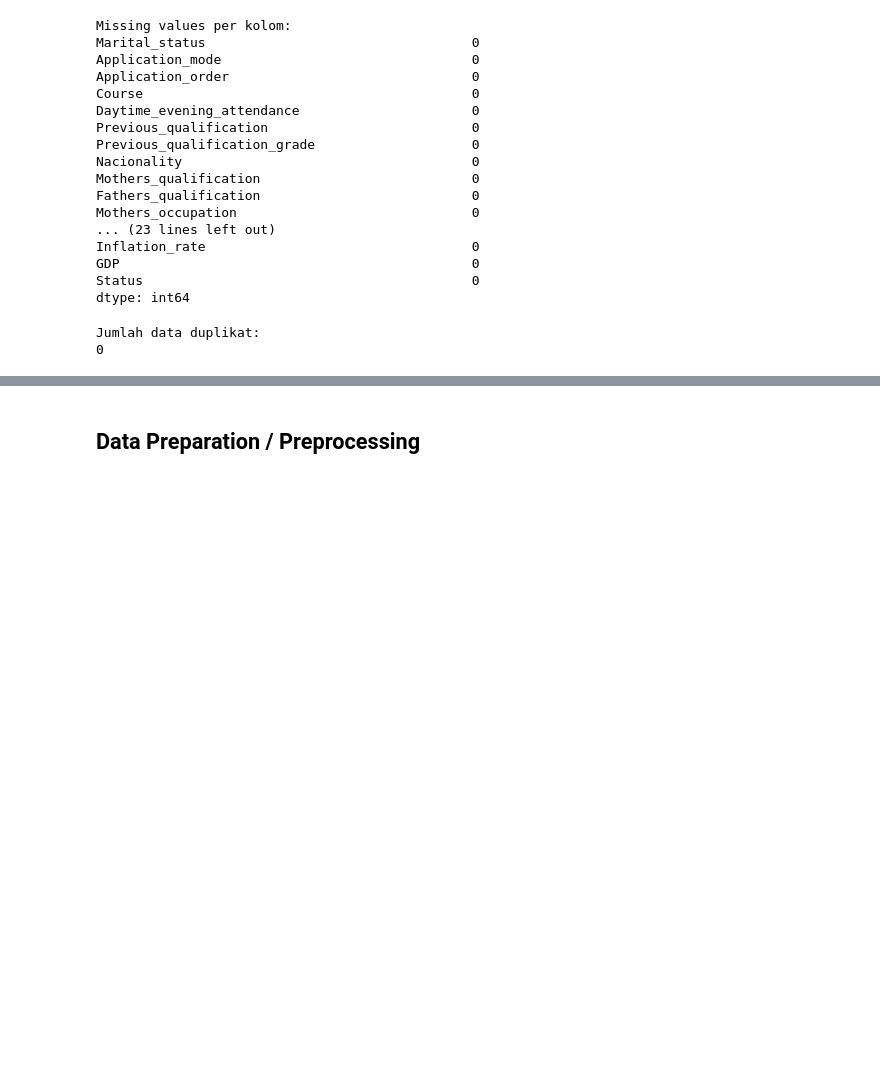
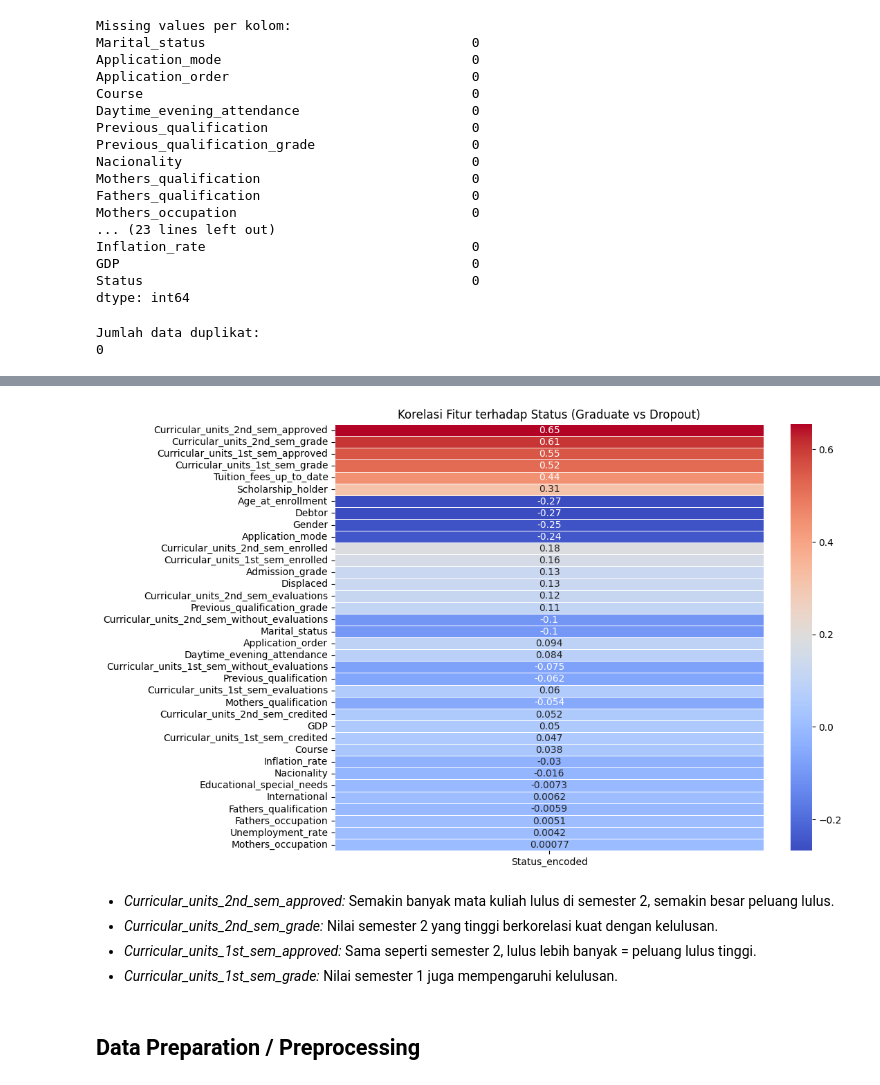
Before and after one commit to macamtema/prediksi_dropout, a Jupyter notebook: notebook.ipynb, the cells around one changed output, grey strips where cells are left out. Drawn from its saved outputs; the diff is of its cells as text; code cells hidden in the pictures; blank space fills up the shorter version.

```diff
--- a/notebook.ipynb
+++ b/notebook.ipynb
@@ -83,3 +85,17 @@ print(df.duplicated().sum())
 # %% [output]
 Jumlah data duplikat:
 0
+# %%
+# Filter data hanya untuk Graduate dan Dropout
+eda_df = df[df["Status"].isin(["Graduate", "Dropout"])].copy()
+
+# Encode 'Status' ke bentuk numerik
+le = LabelEncoder()
+eda_df['Status_encoded'] = le.fit_transform(eda_df['Status'])
+
+# Hitung korelasi semua fitur numerik terhadap Status_encoded
+correlations = eda_df.corr(numeric_only=True)['Status_encoded'].drop('Status_encoded').sort_values(key=abs, ascending=False)
+
+# Tampilkan 10 fitur teratas dengan korelasi tertinggi terhadap Status
+print("\nTop 10 fitur paling berkorelasi terhadap Status:")
+print(correlations.head(10))
@@ -86,3 +115,16 @@ Jumlah data duplikat:
+# %%
+# Visualisasi heatmap korelasi
+plt.figure(figsize=(10, 8))
+sns.heatmap(correlations.to_frame(), annot=True, cmap="coolwarm", linewidths=0.5)
+plt.title("Korelasi Fitur terhadap Status (Graduate vs Dropout)")
+plt.show()
+# %% [output]
+[figure, added]
+# %% [markdown]
+- *Curricular_units_2nd_sem_approved:* Semakin banyak mata kuliah lulus di semester 2, semakin besar peluang lulus.
+- *Curricular_units_2nd_sem_grade:* Nilai semester 2 yang tinggi berkorelasi kuat dengan kelulusan.
+- *Curricular_units_1st_sem_approved:* Sama seperti semester 2, lulus lebih banyak = peluang lulus tinggi.
+- *Curricular_units_1st_sem_grade:* Nilai semester 1 juga mempengaruhi kelulusan.
 # %% [markdown]
 ## Data Preparation / Preprocessing
 # %%
```
Also changed, not shown: parts of 13 cells of this notebook, 3 other files.
